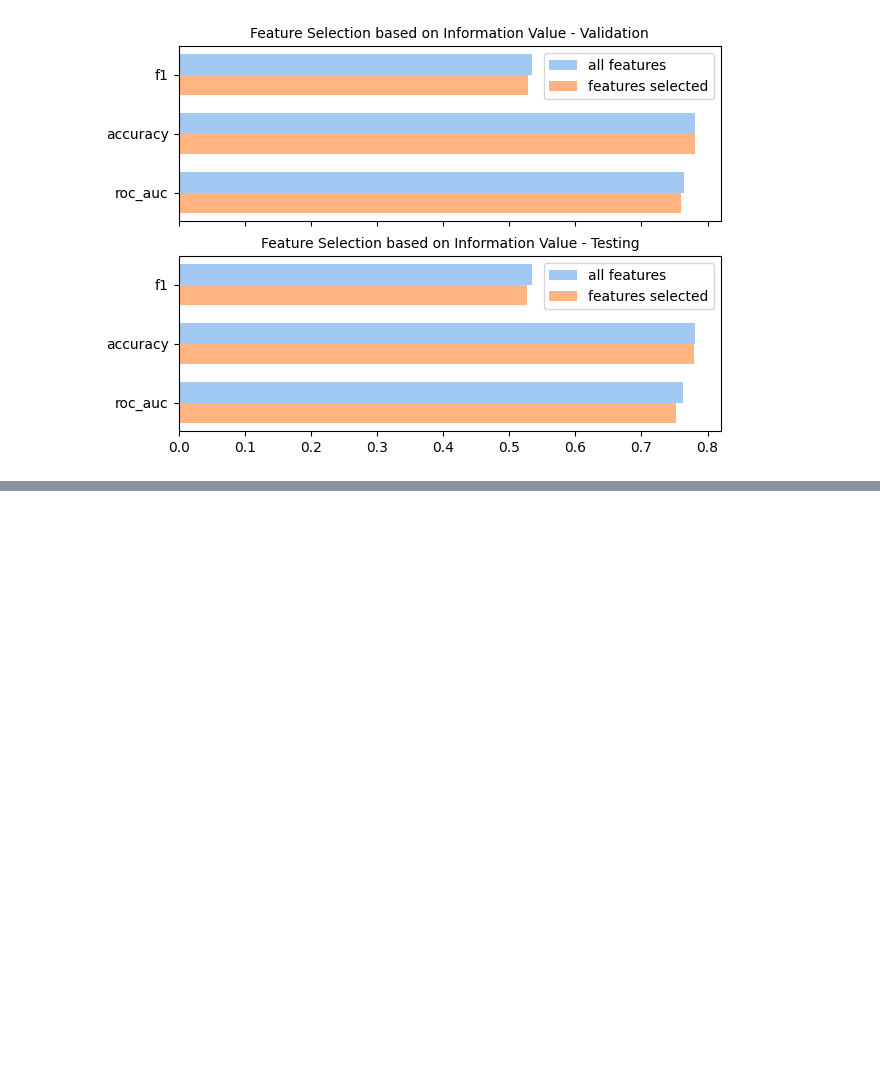
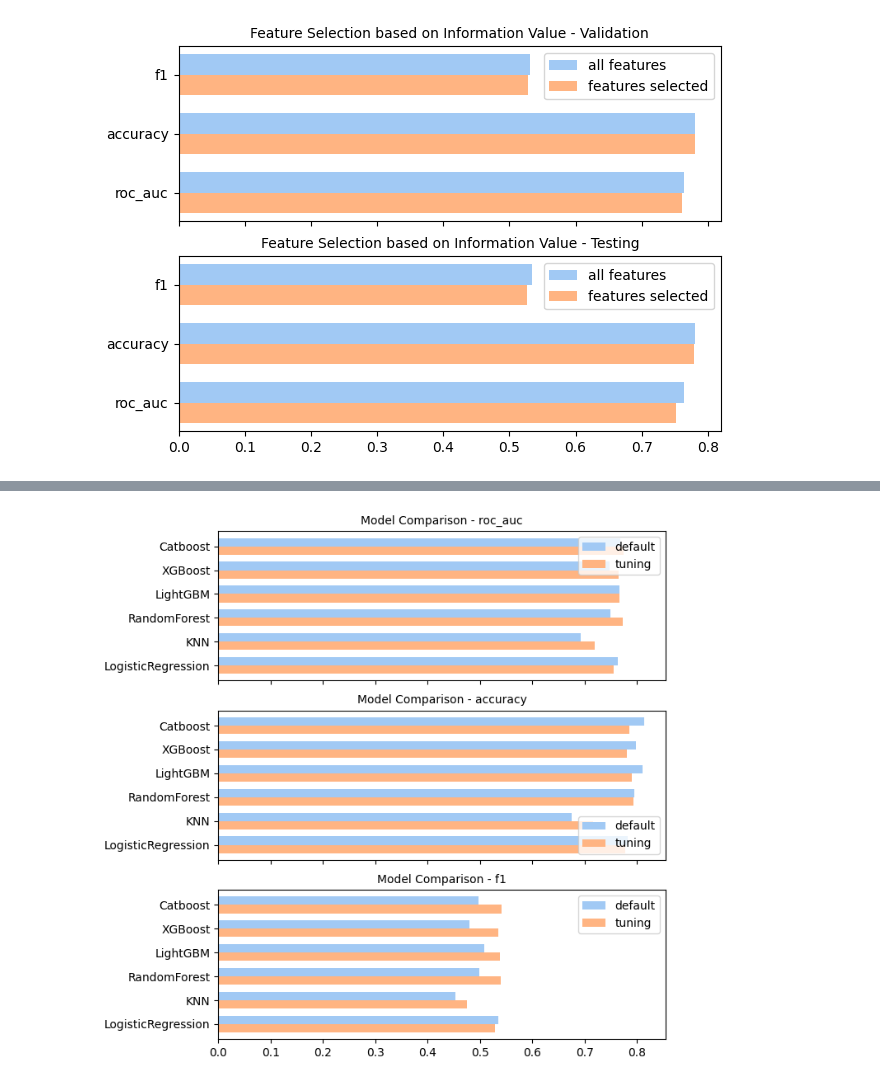
Before and after one commit to niimo753/credit-card-default-prediction-taiwan, a Jupyter notebook: notebooks/result_visualization.ipynb, the cells around one changed output, grey strips where cells are left out. Saved outputs shown, nothing was run; the diff lists cells and outputs as text; code cells hidden in the pictures; blank space fills up the shorter version.

Commit message:
update visualization for phase 2

```diff
--- a/notebooks/result_visualization.ipynb
+++ b/notebooks/result_visualization.ipynb
@@ -163,0 +174,17 @@ for i in range(len(ax)):
+# %%
+valid = pd.read_csv("../output/csv/phase_2/valid_all.csv")
+
+sns.set_palette("pastel")
+fig, ax = plt.subplots(nrows=3, ncols=1, figsize=(7, 8), sharex=True)
+
+for i in range(len(ax)):
+    metric = valid.columns[i+1]
+    valid_scores = valid[['model', 'model_status', metric]]
+
+    y = np.arange(6)
+    ax[i].barh(y=valid_scores.iloc[:6, 0], width=valid_scores.iloc[:6, -1], height=0.35, alpha=1, align="edge", label="default")
+    ax[i].barh(y=y-0.35, width=valid_scores.iloc[6:, -1], height=0.35, alpha=1, align="edge", label="tuning")
+    ax[i].set_title(f"Model Comparison - {metric}", fontsize="medium")
+    ax[i].legend(loc=0)
+# %% [output]
+[figure, added]
```
Also changed, not shown: parts of 6 cells of this notebook.
